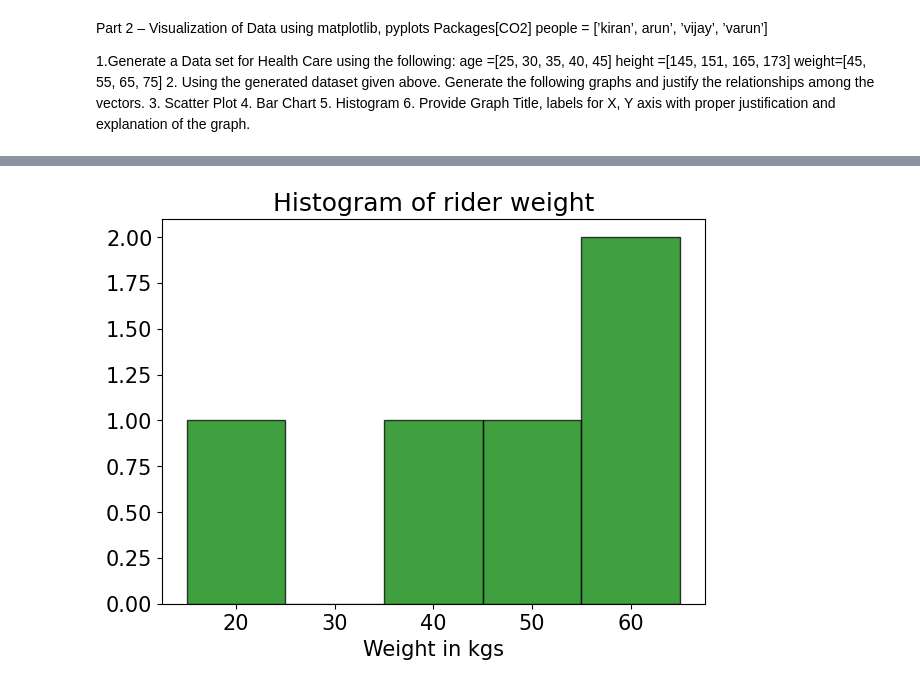
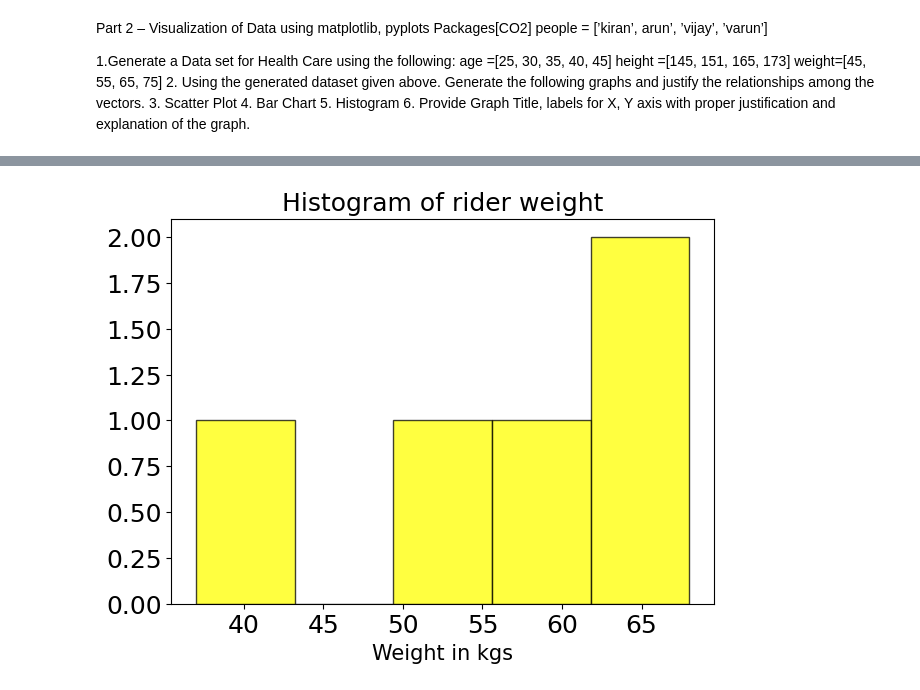
Before and after one commit to Hansika2346/AIML_2303A52409, a Jupyter notebook: LAB01_AIML.ipynb, the cells around one changed output, grey strips where cells are left out. Cells and saved outputs as stored; diff of their text form; code cells hidden in the pictures.

```diff
--- a/LAB01_AIML.ipynb
+++ b/LAB01_AIML.ipynb
@@ -63,10 +63,10 @@ age =[25, 30, 35, 40, 45] height =[145, 151, 165, 173] weight=[45, 55, 65, 75]
  6. Provide Graph Title, labels for X, Y axis with proper justification and explanation of the graph.
 # %%
 import matplotlib.pyplot as plt
-rider = ["sri","avan","naga","arun","drithi"]
-age = [45,36,19,38,4]
-weight = [50,60,40,65,15]
-height = [160,165,155,163,140]
+rider = ["sai","anu","manu","anu","akki"]
+age = [40,32,29,25,18]
+weight = [68,62,59,50,43]
+height = [150,131,120,169,178]
 plt.scatter(weight,height)
 plt.title("Relationship between weiht and height of riders")
 plt.ylabel("Height in Meters")
@@ -88,12 +88,12 @@ plt.show()
 # %%
 import numpy as np
 plt.figure(figsize=(7,5))
-plt.hist(weight,color='green',edgecolor='k', alpha=0.75,bins=5)
+plt.hist(weight,color='yellow',edgecolor='k', alpha=0.75,bins=5)
 
 plt.title("Histogram of rider weight",fontsize=18)
 plt.xlabel("Weight in kgs",fontsize=15)
-plt.xticks(fontsize=15)
-plt.yticks(fontsize=15)
+plt.xticks(fontsize=18)
+plt.yticks(fontsize=18)
 plt.show()
 # %% [output]
-[figure, old version]
+[figure, new version]
```
Also changed, not shown: parts of 2 cells of this notebook.
